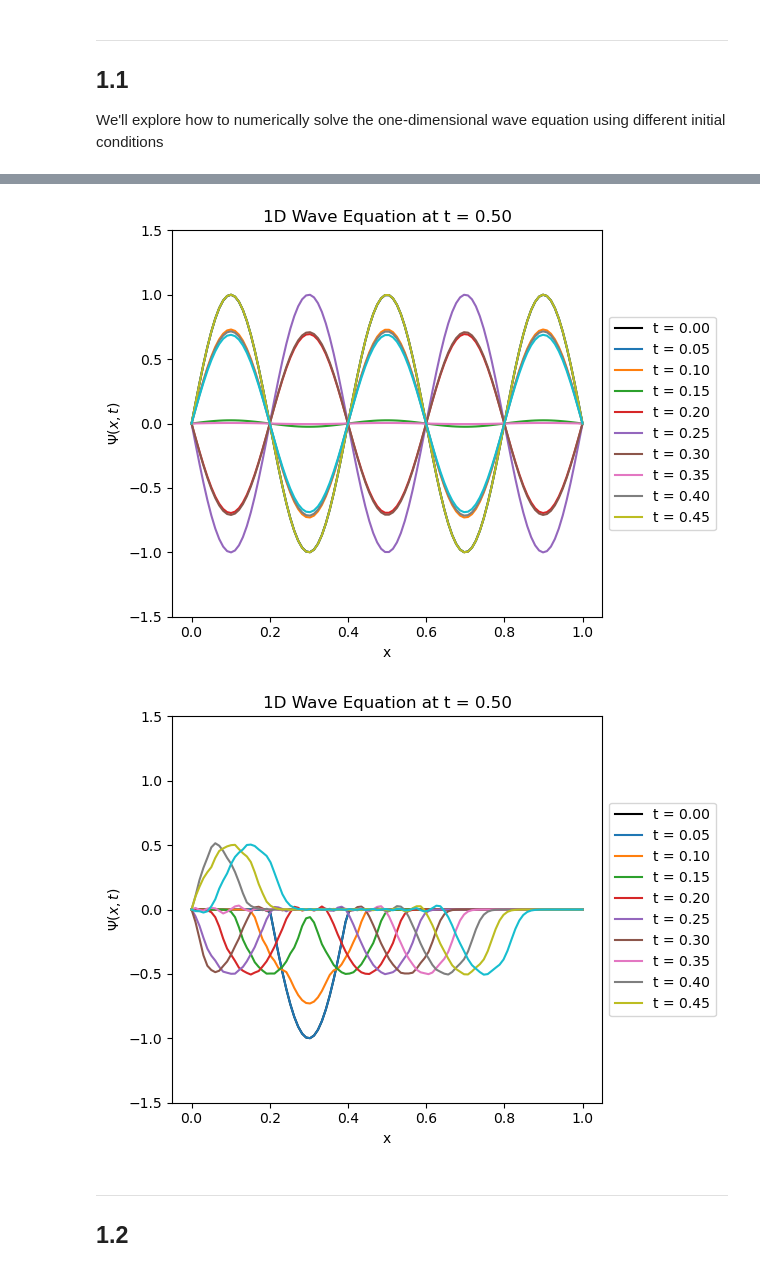
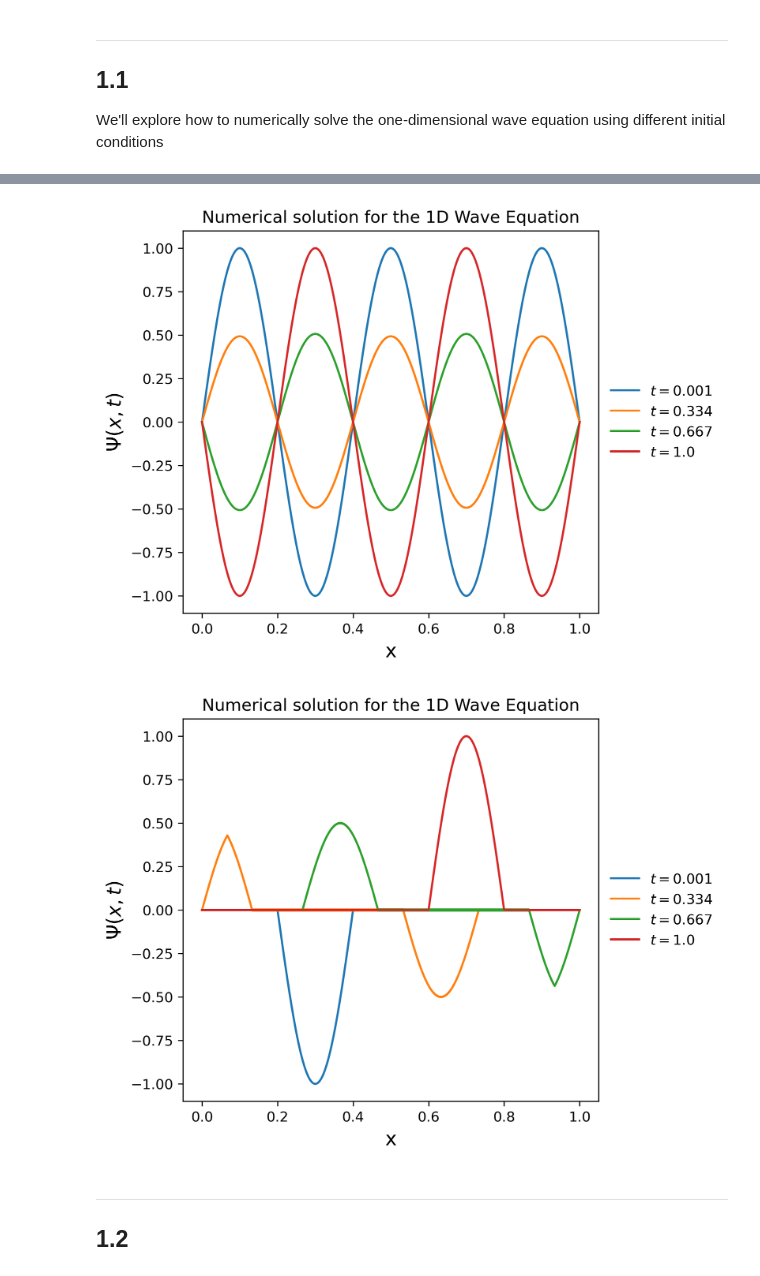
Before and after one commit to kingilsildor/CLS-Scientific_Computing-Assignment1, a Jupyter notebook: interface.ipynb, the cells around one changed output, grey strips where cells are left out. Drawn from its saved outputs; the diff is of its cells as text; code cells hidden in the pictures.

Commit message:
update to wave

```diff
--- a/interface.ipynb
+++ b/interface.ipynb
@@ -18,8 +20,8 @@ def init_two(x_vec):
 def init_three(x_vec):
     return np.sin(5 * np.pi * x_vec) * ((1 / 5 < x_vec) & (x_vec < 2 / 5))
 # %%
-L, T = 1.0, 0.5
-N_SPATIAL_STEPS, N_TIME_STEPS = 100, 100
+L, T = 1.0, 1.0
+N_SPATIAL_STEPS, N_TIME_STEPS = 1000, 1000
 c = 1.0
 
 solve_wave_equation(
@@ -29,6 +31,7 @@ solve_wave_equation(
     N_TIME_STEPS,
     c,
     init_one,
+    N_lines=3,
     save_location="results/wave_equation_one",
 )
 # %% [output]
@@ -36,8 +39,24 @@ AssertionError:
 # %%
-solve_wave_equation(L, T, N_SPATIAL_STEPS, N_TIME_STEPS, c, N_LINES, init_two)
+solve_wave_equation(
+    L,
+    T,
+    N_SPATIAL_STEPS,
+    N_TIME_STEPS,
+    c,
+    init_two,
+    save_location="results/wave_equation_two",
+)
 # %% [output]
-[figure, old version]
+[figure, new version]
 # %%
-solve_wave_equation(L, T, N_SPATIAL_STEPS, N_TIME_STEPS, c, N_LINES, init_three)
+solve_wave_equation(
+    L,
+    T,
+    N_SPATIAL_STEPS,
+    N_TIME_STEPS,
+    c,
+    init_three,
+    save_location="results/wave_equation_three",
+)
 # %% [output]
-[figure, old version]
+[figure, new version]
```
Also changed, not shown: parts of 3 cells of this notebook, 5 other files.
